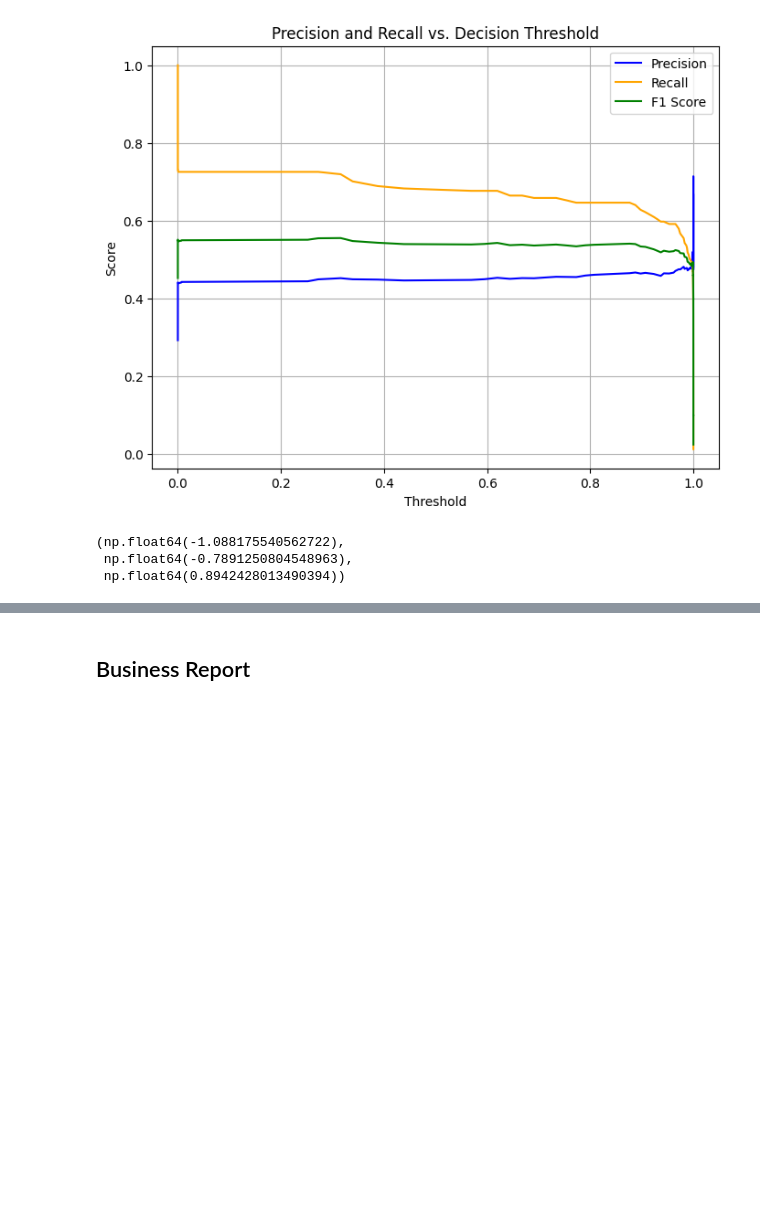
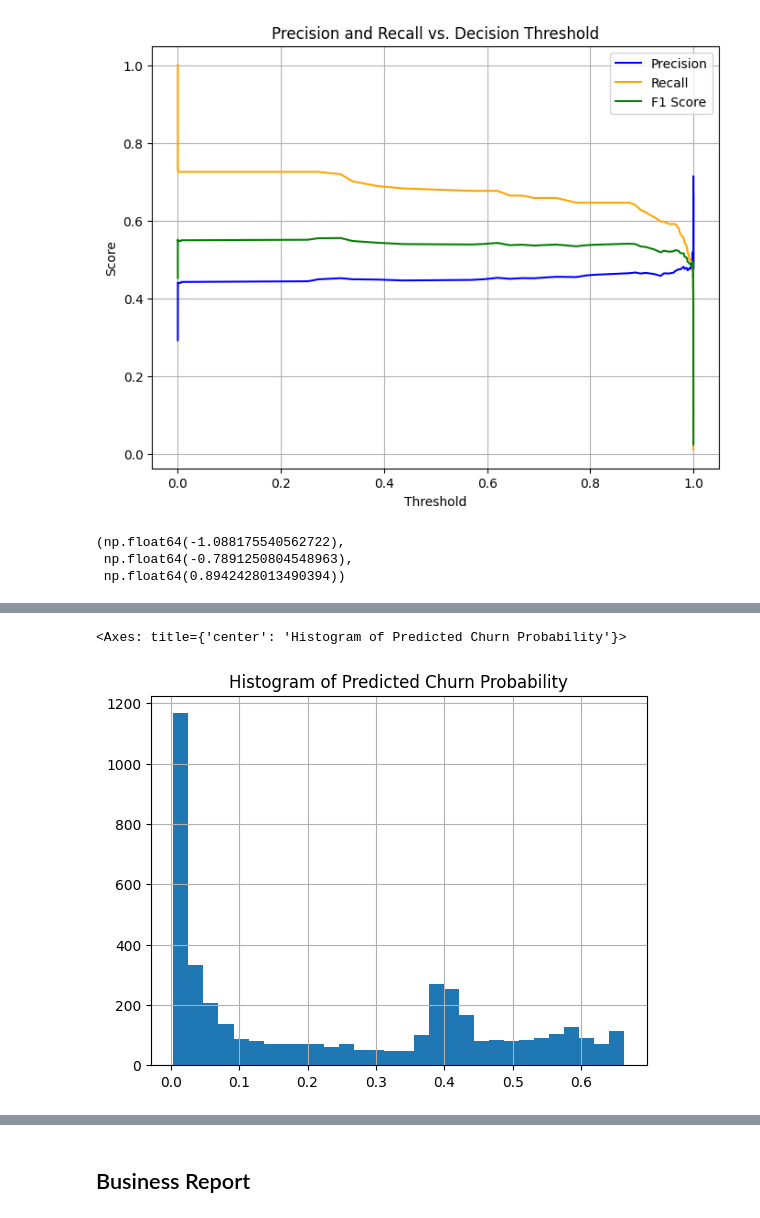
Before and after one commit to Areco892/e-commerce, a Jupyter notebook: analysis.ipynb, the cells around one changed output, grey strips where cells are left out. Cells and saved outputs as stored; diff of their text form; code cells hidden in the pictures; blank space fills up the shorter version.

```diff
--- a/analysis.ipynb
+++ b/analysis.ipynb
@@ -663,0 +777,7 @@ model.intercept_[0], model.coef_[0][0], model.coef_[0][1]
+# %%
+histogram = features['predicted_churn_prob'].hist(bins=30)
+histogram.set_title('Histogram of Predicted Churn Probability')
+histogram
+# %% [output]
+<Axes: title={'center': 'Histogram of Predicted Churn Probability'}>
+[figure, added]
```
Also changed, not shown: parts of 18 cells of this notebook.
